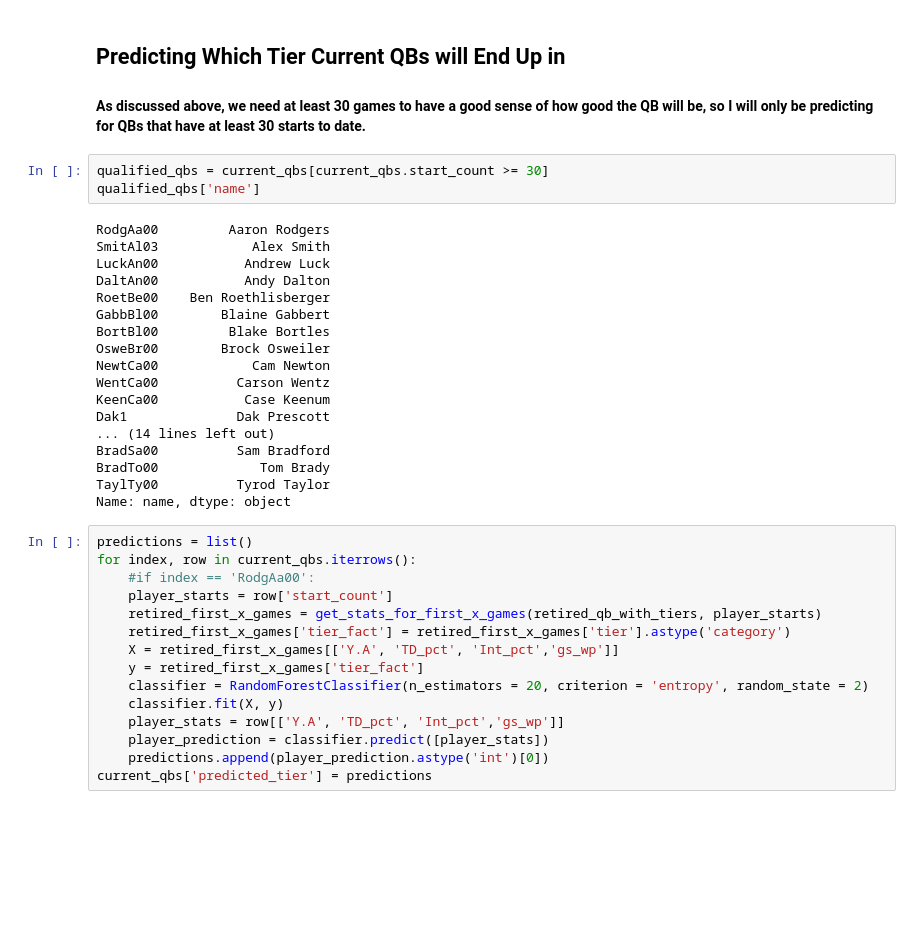
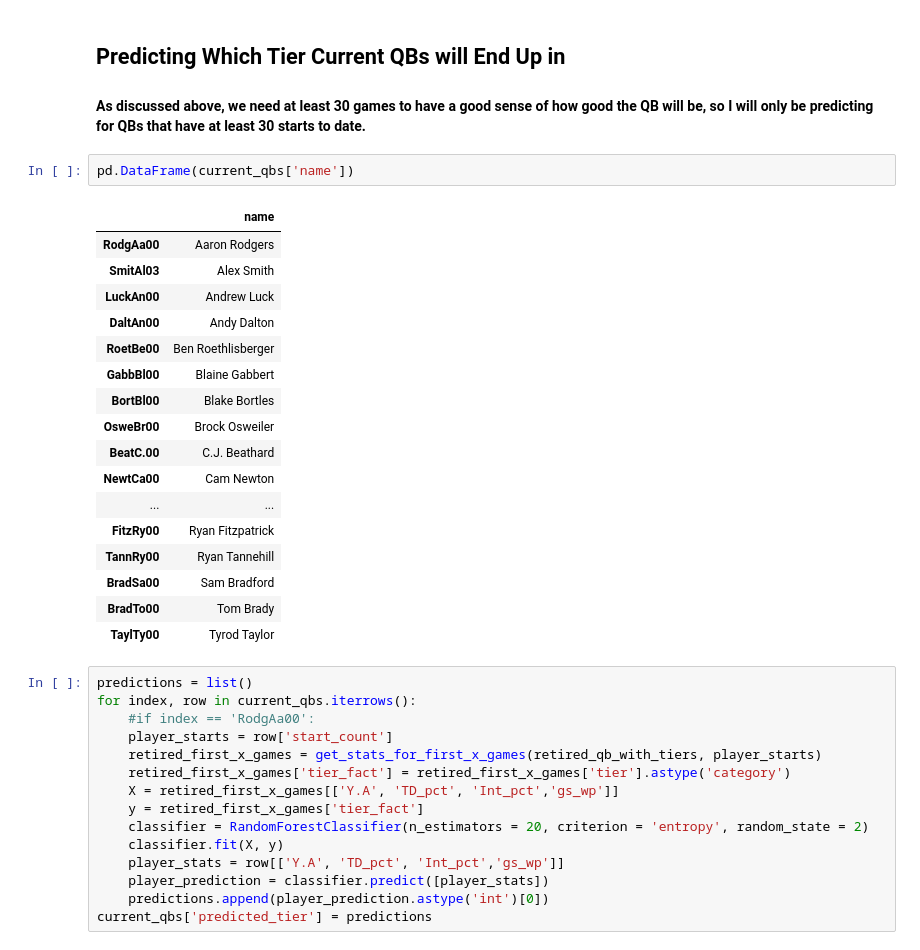
Before and after one commit to nick-bruno/sys6018-final-project, a Jupyter notebook: beni_stuff/QB Analysis.ipynb, the cells around one changed output. Saved outputs shown, nothing was run; the diff lists cells and outputs as text; blank space fills up the shorter version.

```diff
--- a/beni_stuff/QB Analysis.ipynb
+++ b/beni_stuff/QB Analysis.ipynb
@@ -330,27 +330,26 @@ plt.show()
 # %% [markdown]
 ## Predicting Which Tier Current QBs will End Up in
 #### As discussed above, we need at least 30 games to have a good sense of how good the QB will be, so I will only be predicting for QBs that have at least 30 starts to date.
-# %%
-qualified_qbs = current_qbs[current_qbs.start_count >= 30]
-qualified_qbs['name']
-# %% [output]
-RodgAa00         Aaron Rodgers
-SmitAl03            Alex Smith
-LuckAn00           Andrew Luck
-DaltAn00           Andy Dalton
-RoetBe00    Ben Roethlisberger
-GabbBl00        Blaine Gabbert
-BortBl00         Blake Bortles
-OsweBr00        Brock Osweiler
-NewtCa00            Cam Newton
-WentCa00          Carson Wentz
-KeenCa00           Case Keenum
-Dak1              Dak Prescott
-... (14 lines left out)
-BradSa00          Sam Bradford
-BradTo00             Tom Brady
-TaylTy00          Tyrod Taylor
-Name: name, dtype: object
+# %%
+pd.DataFrame(current_qbs['name'])
+# %% [output]
+|  | name |
+| RodgAa00 | Aaron Rodgers |
+| SmitAl03 | Alex Smith |
+| LuckAn00 | Andrew Luck |
+| DaltAn00 | Andy Dalton |
+| RoetBe00 | Ben Roethlisberger |
+| GabbBl00 | Blaine Gabbert |
+| BortBl00 | Blake Bortles |
+| OsweBr00 | Brock Osweiler |
+| BeatC.00 | C.J. Beathard |
+| NewtCa00 | Cam Newton |
+| ... | ... |
+| FitzRy00 | Ryan Fitzpatrick |
+| TannRy00 | Ryan Tannehill |
+| BradSa00 | Sam Bradford |
+| BradTo00 | Tom Brady |
+| TaylTy00 | Tyrod Taylor |
 # %%
 predictions = list()
 for index, row in current_qbs.iterrows():
```
